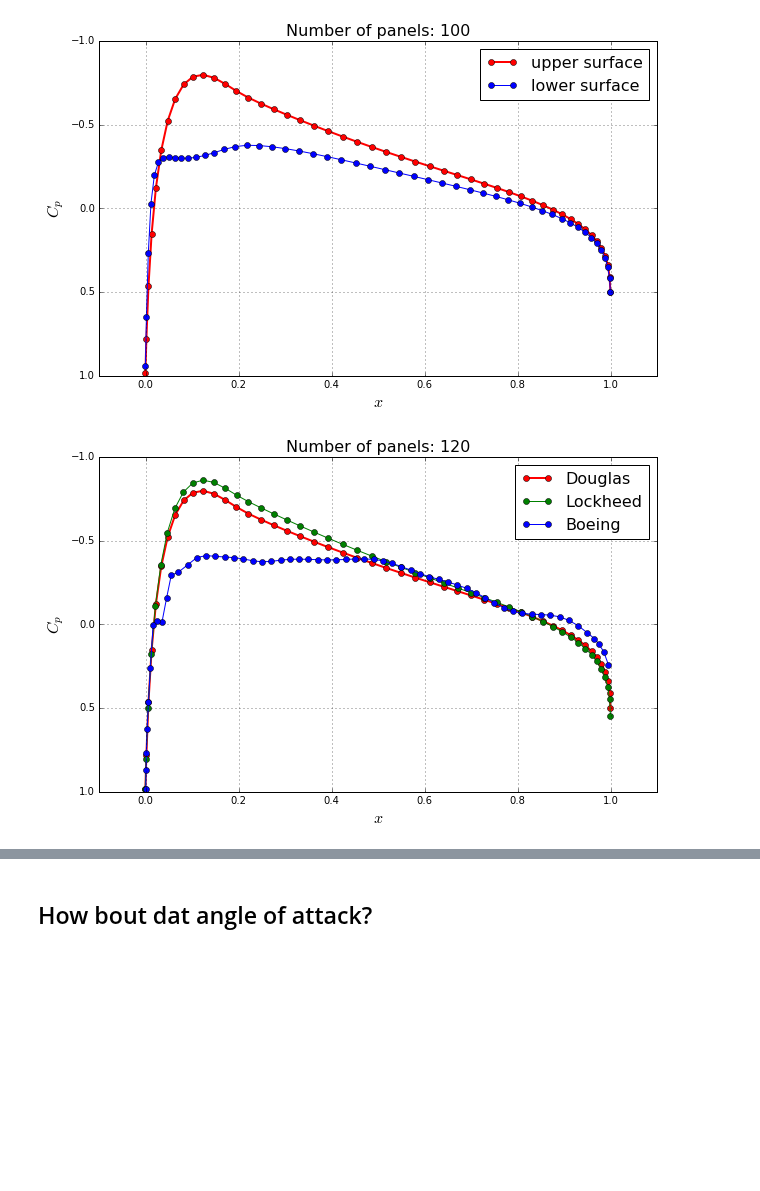
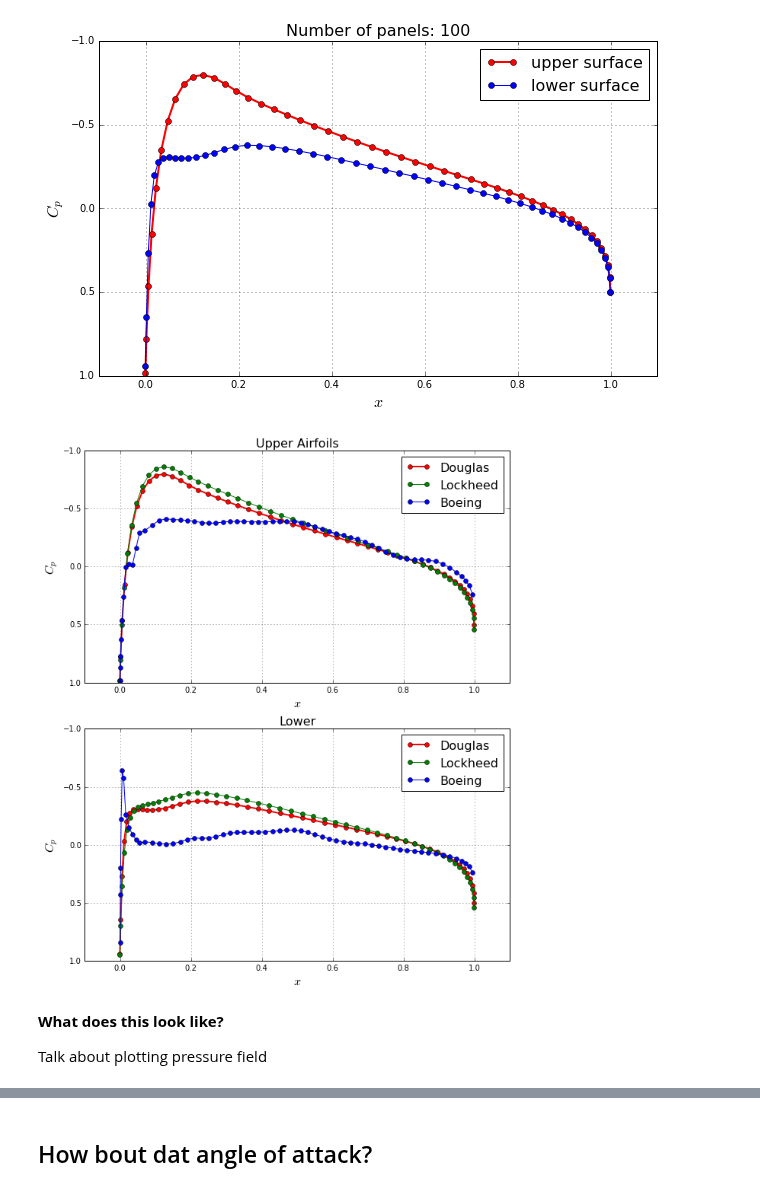
Before and after one commit to barbagroup/AeroPython-studentprojects2017, a Jupyter notebook: leauerbach/FinalProject.ipynb, the cells around one changed output, grey strips where cells are left out. Drawn from its saved outputs; the diff is of its cells as text; code cells hidden in the pictures; blank space fills up the shorter version.

Commit message:
code's done but I should probably make my notebook look presentable

```diff
--- a/leauerbach/FinalProject.ipynb
+++ b/leauerbach/FinalProject.ipynb
@@ -379,8 +410,8 @@ pyplot.xlabel('x', fontsize=16)
 pyplot.ylabel('y', fontsize=16)
 pyplot.title('Douglas DC-7 Number of panels: {}'.format(panelsd.size), fontsize=16)
 pyplot.plot(d_foilx, d_foily, color='k', linestyle='-', linewidth=2)
-pyplot.plot(numpy.append([panel.xa for panel in panelsd], panels[0].xa),
-            numpy.append([panel.ya for panel in panelsd], panels[0].ya),
+pyplot.plot(numpy.append([panel.xa for panel in panelsd], panelsd[0].xa),
+            numpy.append([panel.ya for panel in panelsd], panelsd[0].ya),
             linestyle='-', linewidth=1, marker='o', markersize=6, color='#CD2305');
 # %% [output]
 [figure]
@@ -409,3 +435,10 @@ compute_pressure_coefficient(panelsd, freestream)
+# %%
+compute_tangential_velocity(panelsd, freestream, gamma, A_sourced, B_vortexd)
+compute_pressure_coefficient(panelsd, freestream)
+
+Ld = 0
+for panel in panelsd:
+    Ld -= panel.cp*panel.length*math.sin(panel.beta)
 # %%
 pyplot.figure(figsize=(10, 6))
 pyplot.grid()
@@ -440,6 +473,10 @@ gamma = strengths[-1:]
 
 compute_tangential_velocity(panelsl, freestream, gamma, A_sourcel, B_vortexl)
 compute_pressure_coefficient(panelsl, freestream)
+
+Ll = 0
+for panel in panelsl:
+    Ll -= panel.cp*panel.length*math.sin(panel.beta)
 # %%
 panelsb= define_panels(b_foilx, b_foily)
 A_sourceb = source_contribution_normal(panelsb)
@@ -455,23 +492,51 @@ gamma = strengths[-1:]
 
 compute_tangential_velocity(panelsb, freestream, gamma, A_sourceb, B_vortexb)
 compute_pressure_coefficient(panelsb, freestream)
+
+Lb = 0
+for panel in panelsb:
+    Lb -= panel.cp*panel.length*math.sin(panel.beta)
 # %%
-pyplot.figure(figsize=(10, 6))
+pyplot.figure(figsize=(10, 12))
+
+pyplot.subplot(211)
 pyplot.grid()
 pyplot.xlabel('$x$', fontsize=16)
 pyplot.ylabel('$C_p$', fontsize=16)
 pyplot.plot([panel.xc for panel in panelsd if panel.loc=='upper'],
             [panel.cp for panel in panelsd if panel.loc=='upper'],
            label='Douglas', color='r', linestyle='-', linewidth=2, marker='o', markersize=6)
 pyplot.plot([panel.xc for panel in panelsl if panel.loc=='upper'],
             [panel.cp for panel in panelsl if panel.loc=='upper'],
            label='Lockheed', color='g', linestyle='-', linewidth=1, marker='o', markersize=6)
 pyplot.plot([panel.xc for panel in panelsb if panel.loc=='upper'],
             [panel.cp for panel in panelsb if panel.loc=='upper'],
            label='Boeing', color='b', linestyle='-', linewidth=1, marker='o', markersize=6)
 pyplot.legend(loc='best', prop={'size':16})
 pyplot.xlim(-0.1, 1.1)
 pyplot.ylim(1.0, -1.0)
-pyplot.title('Number of panels: {}'.format(panelsb.size), fontsize=16);
+pyplot.title('Upper Airfoils', fontsize=16)
+
+pyplot.subplot(212)
+pyplot.grid()
+pyplot.xlabel('$x$', fontsize=16)
+pyplot.ylabel('$C_p$', fontsize=16)
+pyplot.plot([panel.xc for panel in panelsd if panel.loc=='lower'],
+            [panel.cp for panel in panelsd if panel.loc=='lower'],
+           label='Douglas', color='r', linestyle='-', linewidth=2, marker='o', markersize=6)
+pyplot.plot([panel.xc for panel in panelsl if panel.loc=='lower'],
+            [panel.cp for panel in panelsl if panel.loc=='lower'],
+           label='Lockheed', color='g', linestyle='-', linewidth=1, marker='o', markersize=6)
+pyplot.plot([panel.xc for panel in panelsb if panel.loc=='lower'],
+            [panel.cp for panel in panelsb if panel.loc=='lower'],
+           label='Boeing', color='b', linestyle='-', linewidth=1, marker='o', markersize=6)
+pyplot.legend(loc='best', prop={'size':16})
+pyplot.xlim(-0.1, 1.1)
+pyplot.ylim(1.0, -1.0)
+pyplot.title('Lower', fontsize=16);
 # %% [output]
-[figure, old version]
+[figure, new version]
+# %% [markdown]
+**What does this look like?**
+
+Talk about plotting pressure field
```
Also changed, not shown: parts of 11 cells of this notebook.
